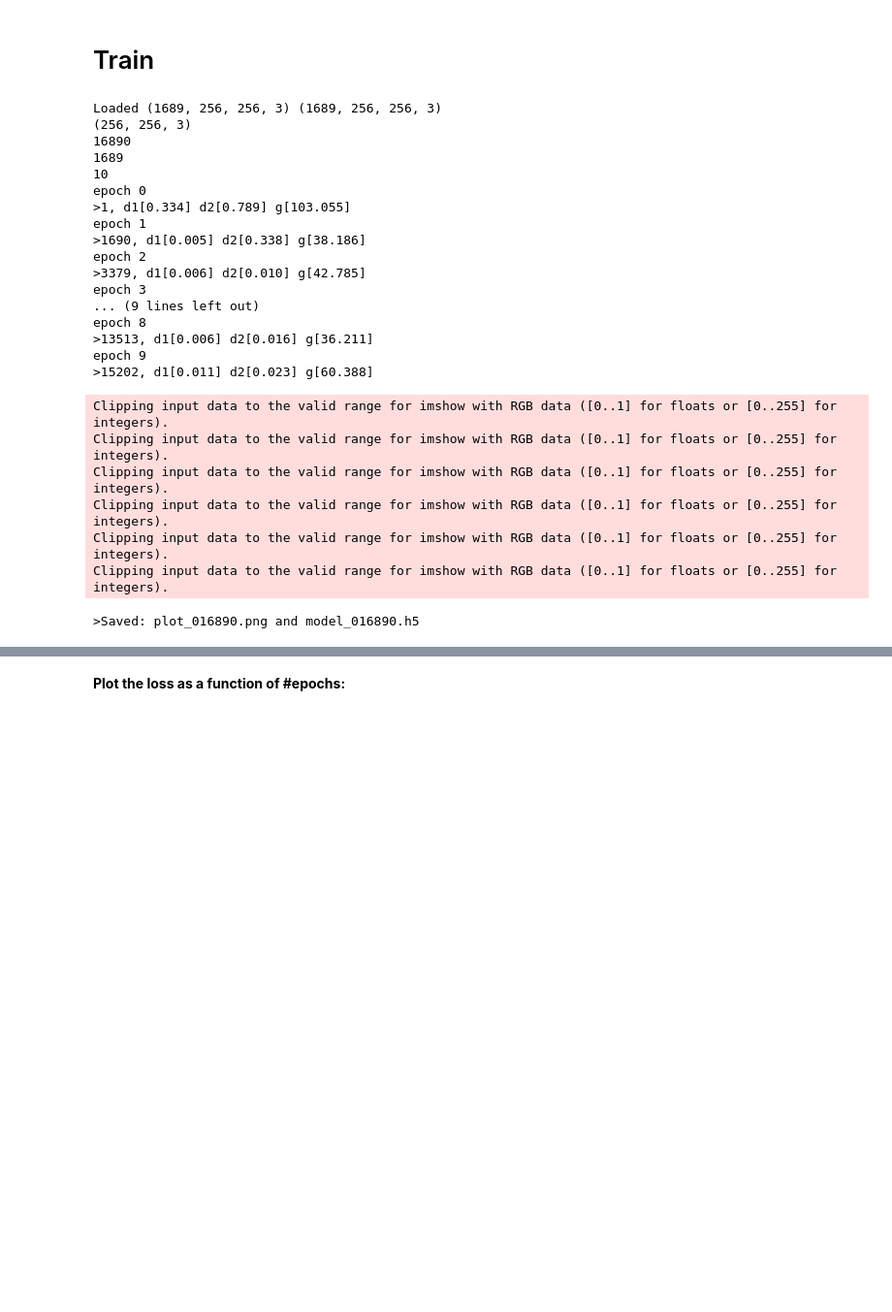
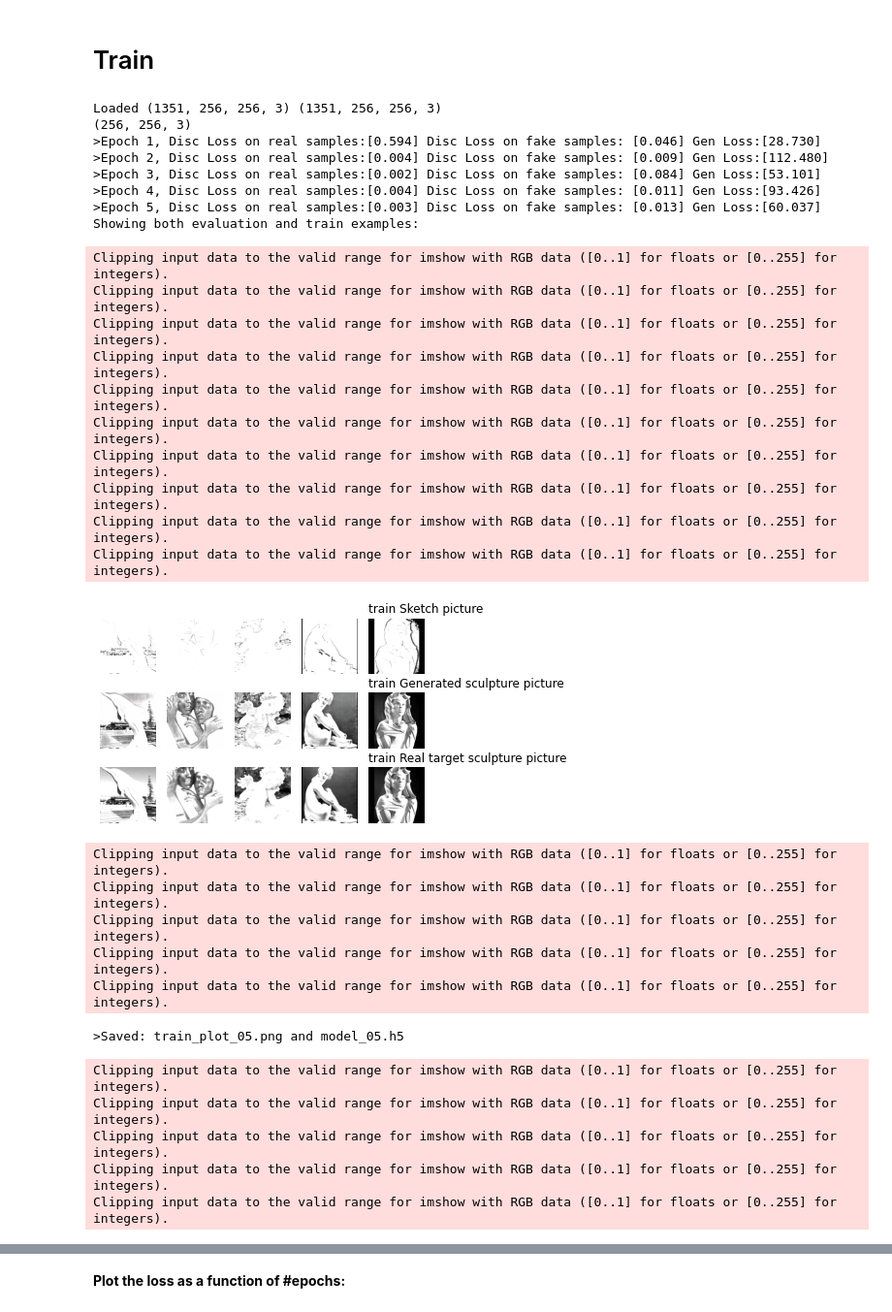
Before and after one commit to LizaYemini/Pix2Pix_GAN_On_Statue, a Jupyter notebook: Pix2Pix_GAN_On_Statue.ipynb, the cells around one changed output, grey strips where cells are left out. Shown at 97% size. Drawn from its saved outputs; the diff is of its cells as text; code cells hidden in the pictures; blank space fills up the shorter version.

```diff
--- a/Pix2Pix_GAN_On_Statue.ipynb
+++ b/Pix2Pix_GAN_On_Statue.ipynb
@@ -434,41 +415,44 @@ def generate_fake_samples(g_model, samples, patch_shape):
 	y = zeros((len(X), patch_shape, patch_shape, 1))
 	return X, y
 # %%
+from numpy import uint8
 # generate samples and save as a plot and save the model
-def summarize_performance(step, g_model, dataset, n_samples=3):
-	# select a sample of input images
-	[X_realA, X_realB], _ = generate_real_samples(dataset, n_samples, 1)
+def summarize_performance(epoch, g_model, X_realA, X_realB, title, n_samples=5):
 	# generate a batch of fake samples
 	X_fakeB, _ = generate_fake_samples(g_model, X_realA, 1)
 	# scale all pixels from [-1,1] to [0,1]
 	X_realA = (X_realA + 1) / 2.0
 	X_realB = (X_realB + 1) / 2.0
 	X_fakeB = (X_fakeB + 1) / 2.0
+	#print("example from train dataset:")
 	# plot real source images
-    pyplot.title('Sketch picture:')
 	for i in range(n_samples):
 		pyplot.subplot(3, n_samples, 1 + i)
 		pyplot.axis('off')
 		pyplot.imshow(X_realA[i])
+	title1 = title + ' Sketch picture'
+	pyplot.title(title1, loc="left")
 	# plot generated target image
-    pyplot.title('Generated sculpture picture:')
 	for i in range(n_samples):
 		pyplot.subplot(3, n_samples, 1 + n_samples + i)
 		pyplot.axis('off')
 		pyplot.imshow(X_fakeB[i])
+	title2 = title + ' Generated sculpture picture'
+	pyplot.title(title2, loc="left")
 	# plot real target image
-    pyplot.title('Real target sculpture picture:')
 	for i in range(n_samples):
 		pyplot.subplot(3, n_samples, 1 + n_samples*2 + i)
 		pyplot.axis('off')
 		pyplot.imshow(X_realB[i])
+	title3 = title + ' Real target sculpture picture'
+	pyplot.title(title3, loc="left")
 	# save plot to file
-	filename1 = 'plot_%06d.png' % (step+1)
+	filename1 = title + '_plot_%02d.png' % (epoch)
 	pyplot.savefig(filename1)
-    pyplot.show()
+	pyplot.show()
 	pyplot.close()
 	# save the generator model
-	filename2 = 'model_%06d.h5' % (step+1)
+	filename2 = 'model_%02d.h5' % (epoch)
 	g_model.save(filename2)
 	print('>Saved: %s and %s' % (filename1, filename2))
 # %% [markdown]
@@ -533,39 +500,47 @@ def train(d_model, g_model, gan_model, dataset, n_epochs=5, n_batch=1, device="c
 # %%
 # load image data
 dataset = load_real_samples('statue_256.npz')
+dataset_eval = load_real_samples('statue_256_eval.npz')
+
 print('Loaded', dataset[0].shape, dataset[1].shape)
 # define input shape based on the loaded dataset
+print(dataset[0].shape[1:])
 image_shape = dataset[0].shape[1:]
-print(image_shape)
 # define the models
 d_model = define_discriminator(image_shape)
 g_model = define_generator(image_shape)
 # define the composite model
 gan_model = define_gan(g_model, d_model, image_shape)
 # train model
-loss_history = train(d_model, g_model, gan_model, dataset)
+loss_history = train(d_model, g_model, gan_model, dataset, dataset_eval)
 # %% [output]
-Loaded (1689, 256, 256, 3) (1689, 256, 256, 3)
+Loaded (1351, 256, 256, 3) (1351, 256, 256, 3)
 (256, 256, 3)
-16890
-1689
-10
-epoch 0
->1, d1[0.334] d2[0.789] g[103.055]
-epoch 1
->1690, d1[0.005] d2[0.338] g[38.186]
-epoch 2
->3379, d1[0.006] d2[0.010] g[42.785]
-epoch 3
-... (9 lines left out)
-epoch 8
->13513, d1[0.006] d2[0.016] g[36.211]
-epoch 9
->15202, d1[0.011] d2[0.023] g[60.388]
+>Epoch 1, Disc Loss on real samples:[0.594] Disc Loss on fake samples: [0.046] Gen Loss:[28.730]
+>Epoch 2, Disc Loss on real samples:[0.004] Disc Loss on fake samples: [0.009] Gen Loss:[112.480]
+>Epoch 3, Disc Loss on real samples:[0.002] Disc Loss on fake samples: [0.084] Gen Loss:[53.101]
+>Epoch 4, Disc Loss on real samples:[0.004] Disc Loss on fake samples: [0.011] Gen Loss:[93.426]
+>Epoch 5, Disc Loss on real samples:[0.003] Disc Loss on fake samples: [0.013] Gen Loss:[60.037]
+Showing both evaluation and train examples:
 Clipping input data to the valid range for imshow with RGB data ([0..1] for floats or [0..255] for integers).
 Clipping input data to the valid range for imshow with RGB data ([0..1] for floats or [0..255] for integers).
 Clipping input data to the valid range for imshow with RGB data ([0..1] for floats or [0..255] for integers).
 Clipping input data to the valid range for imshow with RGB data ([0..1] for floats or [0..255] for integers).
 Clipping input data to the valid range for imshow with RGB data ([0..1] for floats or [0..255] for integers).
 Clipping input data to the valid range for imshow with RGB data ([0..1] for floats or [0..255] for integers).
+Clipping input data to the valid range for imshow with RGB data ([0..1] for floats or [0..255] for integers).
+Clipping input data to the valid range for imshow with RGB data ([0..1] for floats or [0..255] for integers).
+Clipping input data to the valid range for imshow with RGB data ([0..1] for floats or [0..255] for integers).
+Clipping input data to the valid range for imshow with RGB data ([0..1] for floats or [0..255] for integers).
+[figure, added]
->Saved: plot_016890.png and model_016890.h5
+Clipping input data to the valid range for imshow with RGB data ([0..1] for floats or [0..255] for integers).
+Clipping input data to the valid range for imshow with RGB data ([0..1] for floats or [0..255] for integers).
+Clipping input data to the valid range for imshow with RGB data ([0..1] for floats or [0..255] for integers).
+Clipping input data to the valid range for imshow with RGB data ([0..1] for floats or [0..255] for integers).
+Clipping input data to the valid range for imshow with RGB data ([0..1] for floats or [0..255] for integers).
+>Saved: train_plot_05.png and model_05.h5
+Clipping input data to the valid range for imshow with RGB data ([0..1] for floats or [0..255] for integers).
+Clipping input data to the valid range for imshow with RGB data ([0..1] for floats or [0..255] for integers).
+Clipping input data to the valid range for imshow with RGB data ([0..1] for floats or [0..255] for integers).
+Clipping input data to the valid range for imshow with RGB data ([0..1] for floats or [0..255] for integers).
+Clipping input data to the valid range for imshow with RGB data ([0..1] for floats or [0..255] for integers).
```
Also changed, not shown: parts of 17 cells of this notebook.
